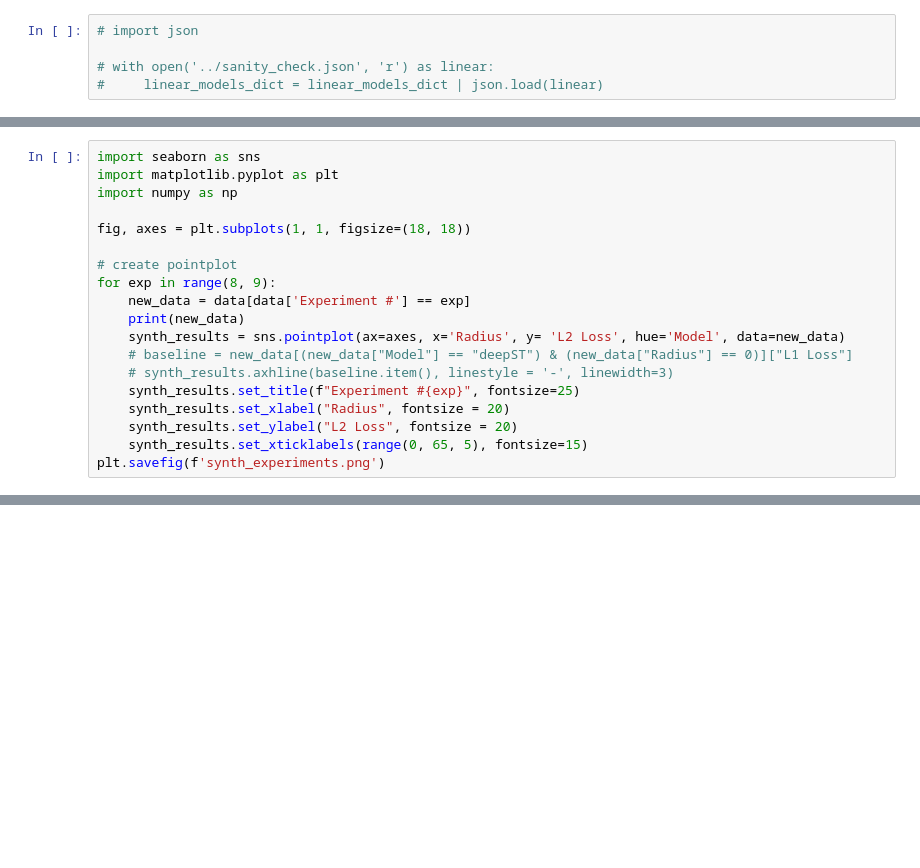
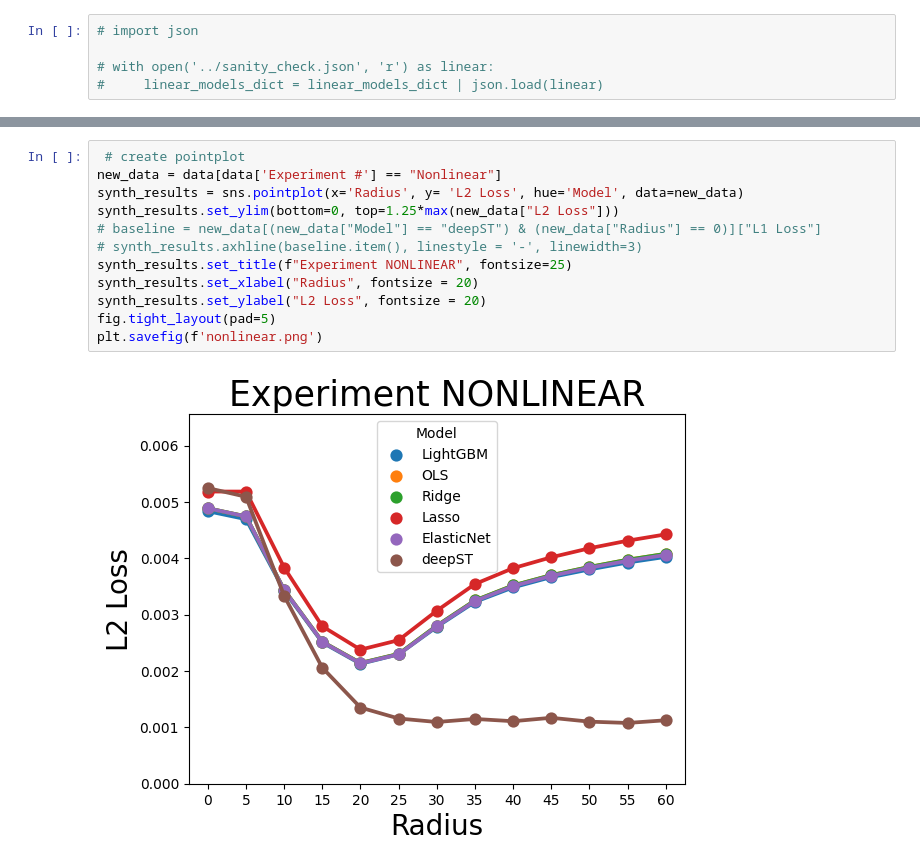
Before and after one commit to prob-ml/spice, a Jupyter notebook: examples/static/SyntheticResults.ipynb, the cells around one changed output, grey strips where cells are left out. Saved outputs shown, nothing was run; the diff lists cells and outputs as text; blank space fills up the shorter version.

```diff
--- a/examples/static/SyntheticResults.ipynb
+++ b/examples/static/SyntheticResults.ipynb
@@ -347,19 +259,0 @@ ValueError: The number of FixedLocator locations (5), usually from a call to set
-# %%
-import seaborn as sns
-import matplotlib.pyplot as plt
-import numpy as np
-
-fig, axes = plt.subplots(1, 1, figsize=(18, 18))
-
-# create pointplot
-for exp in range(8, 9):
-    new_data = data[data['Experiment #'] == exp]
-    print(new_data)
-    synth_results = sns.pointplot(ax=axes, x='Radius', y= 'L2 Loss', hue='Model', data=new_data)
-    # baseline = new_data[(new_data["Model"] == "deepST") & (new_data["Radius"] == 0)]["L1 Loss"]
-    # synth_results.axhline(baseline.item(), linestyle = '-', linewidth=3)
-    synth_results.set_title(f"Experiment #{exp}", fontsize=25)
-    synth_results.set_xlabel("Radius", fontsize = 20)
-    synth_results.set_ylabel("L2 Loss", fontsize = 20)
-    synth_results.set_xticklabels(range(0, 65, 5), fontsize=15)
-plt.savefig(f'synth_experiments.png')
@@ -365,0 +412,14 @@ plt.savefig(f'synth_experiments.png')
+# %%
+ # create pointplot
+new_data = data[data['Experiment #'] == "Nonlinear"]
+synth_results = sns.pointplot(x='Radius', y= 'L2 Loss', hue='Model', data=new_data)
+synth_results.set_ylim(bottom=0, top=1.25*max(new_data["L2 Loss"]))
+# baseline = new_data[(new_data["Model"] == "deepST") & (new_data["Radius"] == 0)]["L1 Loss"]
+# synth_results.axhline(baseline.item(), linestyle = '-', linewidth=3)
+synth_results.set_title(f"Experiment NONLINEAR", fontsize=25)
+synth_results.set_xlabel("Radius", fontsize = 20)
+synth_results.set_ylabel("L2 Loss", fontsize = 20)
+fig.tight_layout(pad=5)
+plt.savefig(f'nonlinear.png')
+# %% [output]
+[figure, added]
```
Also changed, not shown: parts of 15 cells of this notebook, 35 other files.
